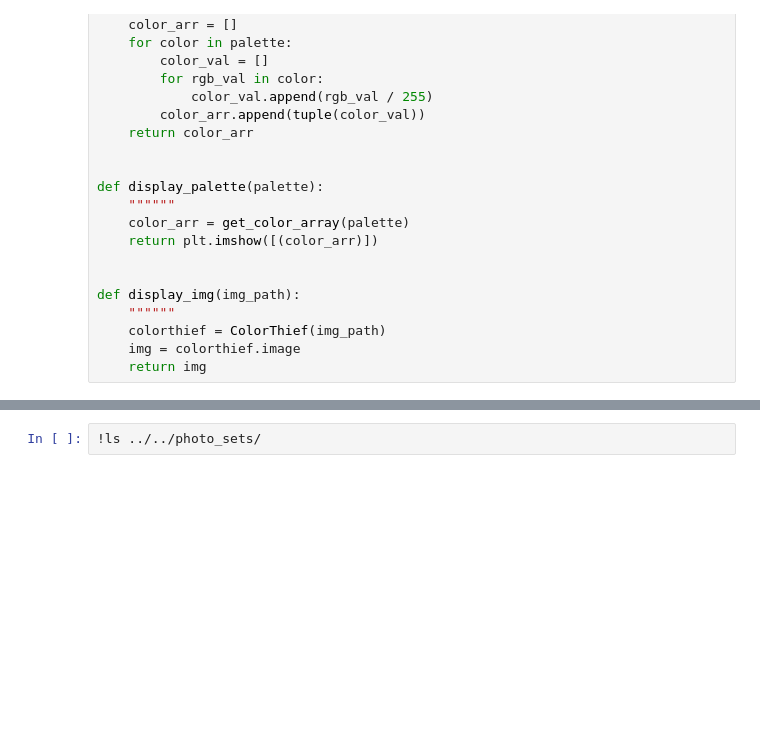
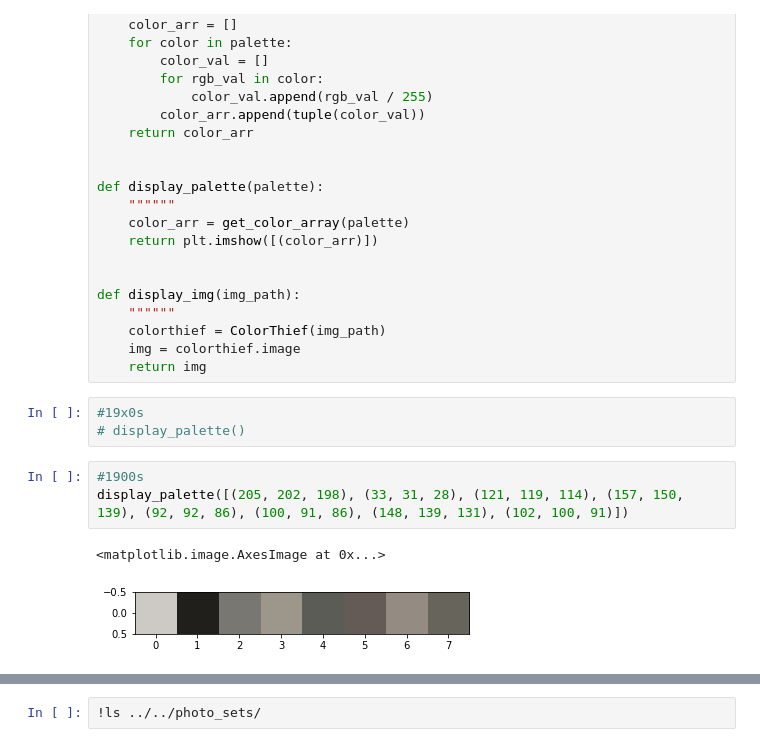
Before and after one commit to TaylorDiego/color_trend_analysis, a Jupyter notebook: notebook/color_quantization.ipynb, the cells around one changed output, grey strips where cells are left out. Cells and saved outputs as stored; diff of their text form; blank space fills up the shorter version.

```diff
--- a/notebook/color_quantization.ipynb
+++ b/notebook/color_quantization.ipynb
@@ -188,3 +188,12 @@ def display_img(img_path):
     colorthief = ColorThief(img_path)
     img = colorthief.image
     return img
+# %%
+#19x0s
+# display_palette()
+# %%
+#1900s
+display_palette([(205, 202, 198), (33, 31, 28), (121, 119, 114), (157, 150, 139), (92, 92, 86), (100, 91, 86), (148, 139, 131), (102, 100, 91)])
+# %% [output]
+<matplotlib.image.AxesImage at 0x...>
+[figure, added]
```
Also changed, not shown: parts of 11 cells of this notebook.
